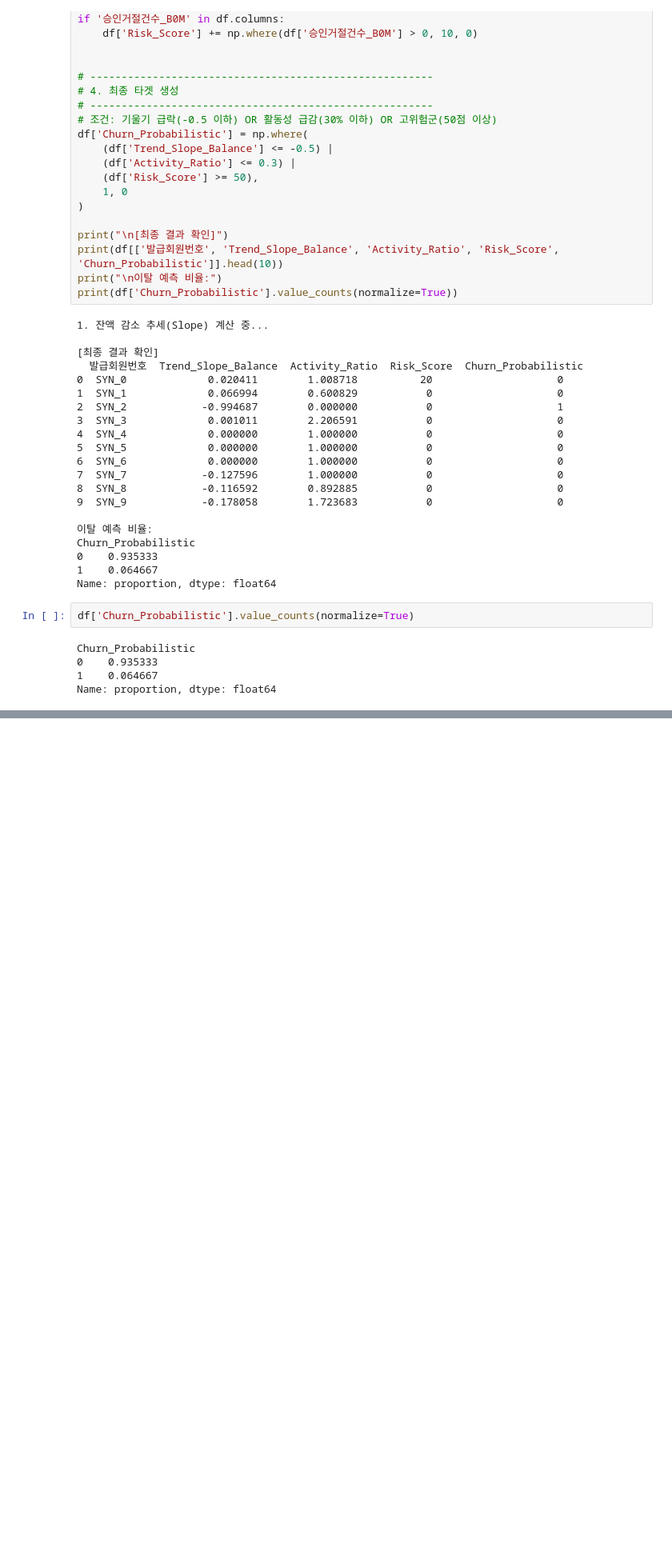
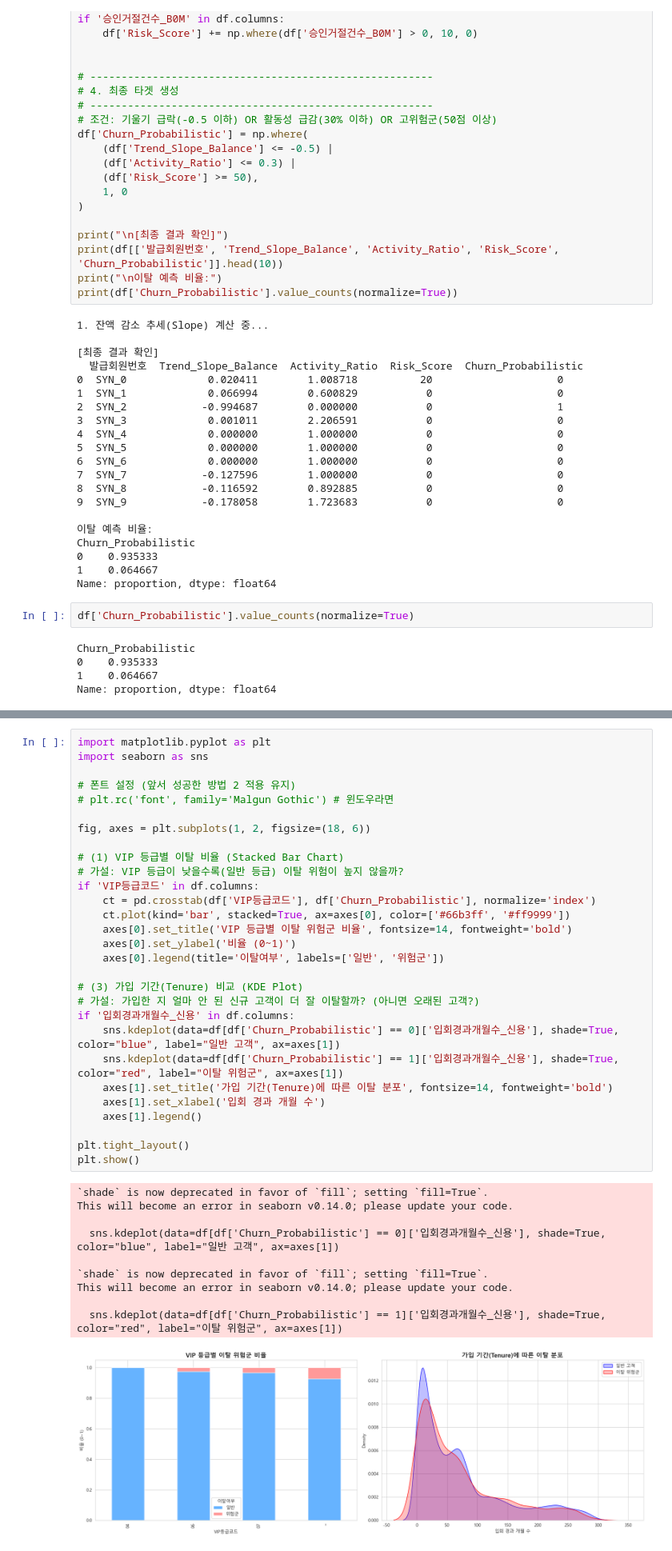
Before and after one commit to Vegetuna/OpenMarket, a Jupyter notebook: 251209_NonVip/02_Shap_real.ipynb, the cells around one changed output, grey strips where cells are left out. Shown at 80% size. Cells and saved outputs as stored; diff of their text form; blank space fills up the shorter version.

```diff
--- a/251209_NonVip/02_Shap_real.ipynb
+++ b/251209_NonVip/02_Shap_real.ipynb
@@ -271,0 +268,40 @@ This will become an error in seaborn v0.14.0; please update your code.
+# %%
+import matplotlib.pyplot as plt
+import seaborn as sns
+
+# 폰트 설정 (앞서 성공한 방법 2 적용 유지)
+# plt.rc('font', family='Malgun Gothic') # 윈도우라면
+
+fig, axes = plt.subplots(1, 2, figsize=(18, 6))
+
+# (1) VIP 등급별 이탈 비율 (Stacked Bar Chart)
+# 가설: VIP 등급이 낮을수록(일반 등급) 이탈 위험이 높지 않을까?
+if 'VIP등급코드' in df.columns:
+    ct = pd.crosstab(df['VIP등급코드'], df['Churn_Probabilistic'], normalize='index')
+    ct.plot(kind='bar', stacked=True, ax=axes[0], color=['#66b3ff', '#ff9999'])
+    axes[0].set_title('VIP 등급별 이탈 위험군 비율', fontsize=14, fontweight='bold')
+    axes[0].set_ylabel('비율 (0~1)')
+    axes[0].legend(title='이탈여부', labels=['일반', '위험군'])
+
+# (3) 가입 기간(Tenure) 비교 (KDE Plot)
+# 가설: 가입한 지 얼마 안 된 신규 고객이 더 잘 이탈할까? (아니면 오래된 고객?)
+if '입회경과개월수_신용' in df.columns:
+    sns.kdeplot(data=df[df['Churn_Probabilistic'] == 0]['입회경과개월수_신용'], shade=True, color="blue", label="일반 고객", ax=axes[1])
+    sns.kdeplot(data=df[df['Churn_Probabilistic'] == 1]['입회경과개월수_신용'], shade=True, color="red", label="이탈 위험군", ax=axes[1])
+    axes[1].set_title('가입 기간(Tenure)에 따른 이탈 분포', fontsize=14, fontweight='bold')
+    axes[1].set_xlabel('입회 경과 개월 수')
+    axes[1].legend()
+
+plt.tight_layout()
+plt.show()
+# %% [output]
+`shade` is now deprecated in favor of `fill`; setting `fill=True`.
+This will become an error in seaborn v0.14.0; please update your code.
+
+  sns.kdeplot(data=df[df['Churn_Probabilistic'] == 0]['입회경과개월수_신용'], shade=True, color="blue", label="일반 고객", ax=axes[1])
+
+`shade` is now deprecated in favor of `fill`; setting `fill=True`.
+This will become an error in seaborn v0.14.0; please update your code.
+
+  sns.kdeplot(data=df[df['Churn_Probabilistic'] == 1]['입회경과개월수_신용'], shade=True, color="red", label="이탈 위험군", ax=axes[1])
+[figure, added]
```
Also changed, not shown: parts of 3 cells of this notebook.
